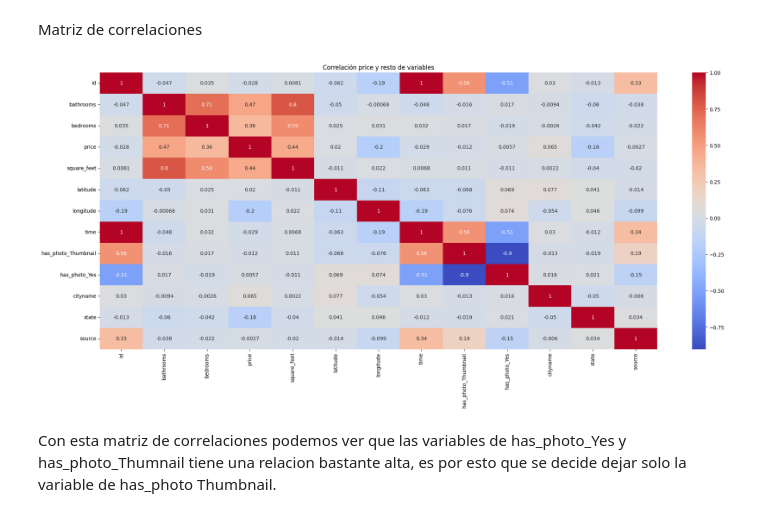
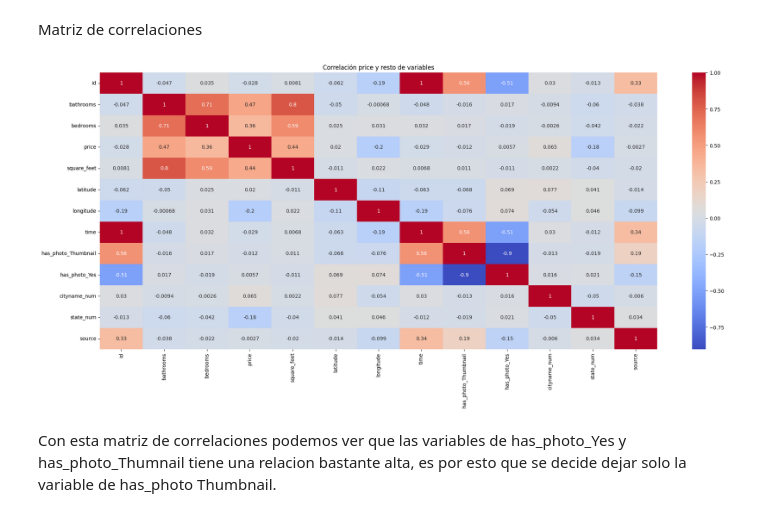
Before and after one commit to ManuelaLizcano/BS-Proyecto1, a Jupyter notebook: Proyecto1/proyecto1final.ipynb, the cells around one changed output. Cells and saved outputs as stored; diff of their text form; code cells hidden in the pictures.

Commit message:
datos para el dash con el state y la ciudad en texto y no nunerica

```diff
--- a/Proyecto1/proyecto1final.ipynb
+++ b/Proyecto1/proyecto1final.ipynb
@@ -405,14 +405,14 @@ encoder=LabelEncoder()
 # %%
 data_ciudad=df1["cityname"]
 encoded_vals_ciudad= encoder.fit_transform(data_ciudad)
-df_encoded_ciudad=pd.DataFrame(encoded_vals_ciudad, columns=["cityname"])
-df1=df1.drop("cityname", axis=1)
+df_encoded_ciudad=pd.DataFrame(encoded_vals_ciudad, columns=["cityname_num"])
+#df1=df1.drop("cityname", axis=1)
 df1=pd.concat([df1,df_encoded_ciudad], axis=1)
 # %%
 data_estado=df1["state"]
 encoded_vals_estado= encoder.fit_transform(data_estado)
-df_encoded_estado=pd.DataFrame(encoded_vals_estado, columns=["state"])
-df1=df1.drop("state", axis=1)
+df_encoded_estado=pd.DataFrame(encoded_vals_estado, columns=["state_num"])
+#df1=df1.drop("state", axis=1)
 df1=pd.concat([df1,df_encoded_estado], axis=1)
 # %%
 data_fuente=df1["source"]
@@ -453,12 +450,12 @@ Para realizar el modelo no se tiene que tener en cuenta el codigo del id
 Matriz de correlaciones
 # %%
 plt.figure(figsize=(25, 10))
-sns.heatmap(df1.corr(), annot=True, cmap='coolwarm')
+sns.heatmap(df1.drop(['state', 'cityname'], axis=1).corr(), annot=True, cmap='coolwarm')
 
 plt.title('Correlación price y resto de variables')
 plt.show()
 # %% [output]
-[figure, old version]
+[figure, new version]
 # %% [markdown]
 Con esta matriz de correlaciones podemos ver que las variables de has_photo_Yes y has_photo_Thumnail tiene una relacion bastante alta, es por esto que se decide dejar solo la variable de has_photo Thumbnail.
 # %% [markdown]
```
Also changed, not shown: parts of 12 cells of this notebook, 1 other file.
